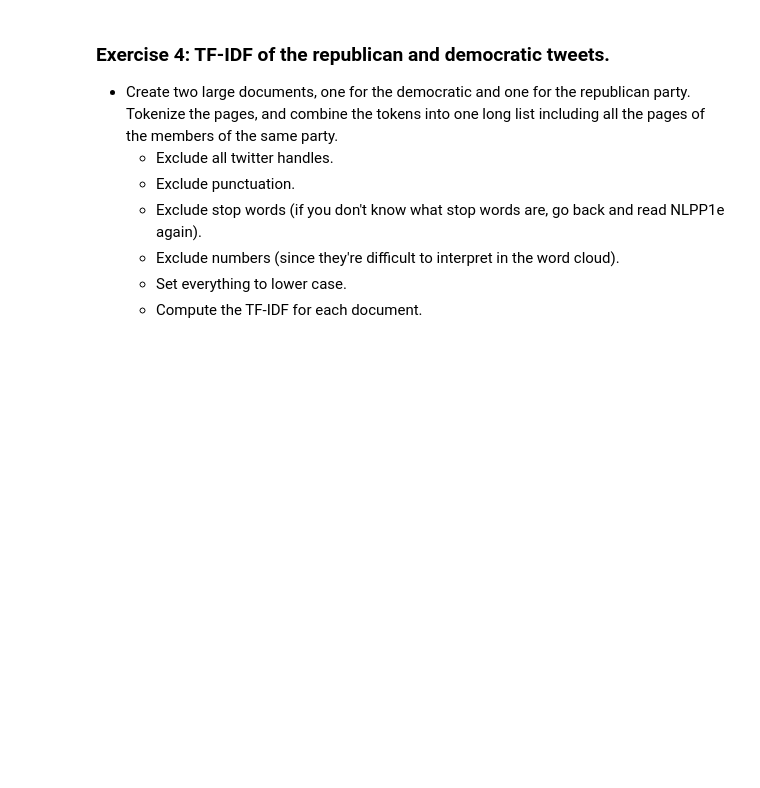
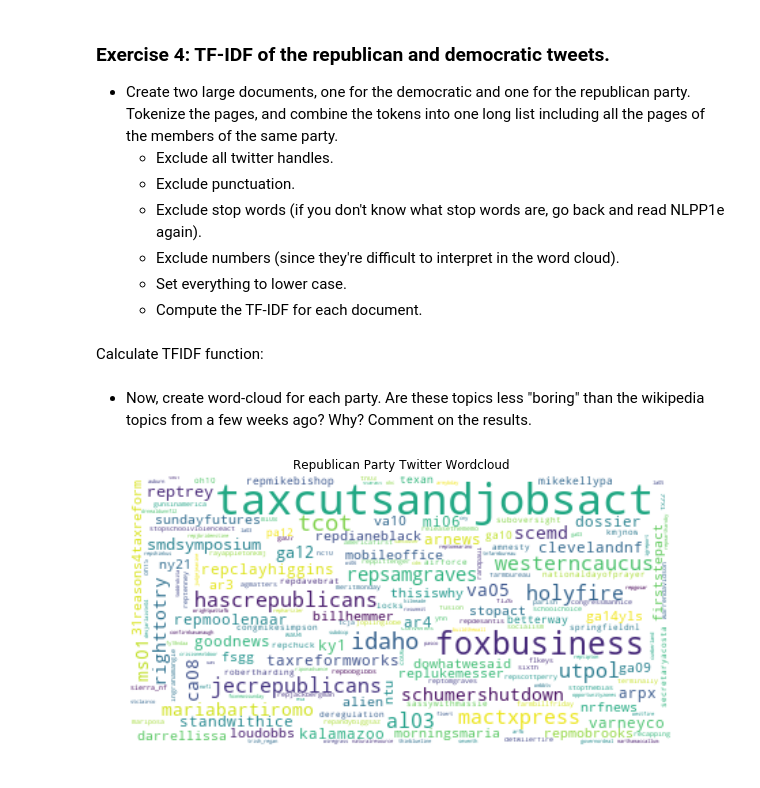
Before and after one commit to thomasnilsson/02805-social-graphs-2018, a Jupyter notebook: week8/week8.ipynb, the cells around one changed output. Saved outputs shown, nothing was run; the diff lists cells and outputs as text; code cells hidden in the pictures; blank space fills up the shorter version.

```diff
--- a/week8/week8.ipynb
+++ b/week8/week8.ipynb
@@ -437,4 +438,49 @@ def make_tweets_doc(tweets, bad_tokens):
 # %%
-repub_doc = make_tweets_doc(tweets_repub, name_tokens)
+repub_tokens = tweet_tokens(tweets_repub, name_tokens)
 # %%
-demo_doc = make_tweets_doc(tweets_demo, name_tokens)
+demo_tokens = tweet_tokens(tweets_demo, name_tokens)
+# %% [markdown]
+Calculate TFIDF function:
+# %%
+def tf_idf(doc1, doc2, N=2):
+    # TF
+    fd = nltk.FreqDist(doc1)
+    sorted_tokens = [x[0] for x in fd.most_common()]
+    tf = np.array([x[1] for x in fd.most_common()])
+
+    # IDF
+    set1, set2 = set(doc1), set(doc2)
+    df = np.array([(t in set1) + (t in set2) for t in sorted_tokens])
+    idf = np.log(N / df)
+
+    # TFIDF
+    return tf * idf, sorted_tokens
+
+from wordcloud import WordCloud
+def make_wordcloud(tokens, tfidf, title):
+    # Round scores
+    tfidf_rounded = np.array(tfidf, dtype="int32")
+    document = " ".join([(w + " ") * n for w,n in zip(tokens, tfidf_rounded)])
+
+    # Plot
+    wc = WordCloud(
+        background_color="white",
+        max_words=4000, contour_width=3,
+        contour_color='steelblue',
+        collocations=False
+    ).generate(document)
+
+    plt.figure(figsize=[10,5])
+    plt.imshow(wc, interpolation='bilinear')
+    plt.axis("off")
+    plt.title(title)
+    plt.show()
+# %%
+repub_tfidf, repub_tokens_sort = tf_idf(repub_tokens, demo_tokens, N=2)
+demo_tfidf, demo_tokens_sort = tf_idf(demo_tokens, repub_tokens, N=2)
+# %% [markdown]
+* Now, create word-cloud for each party. Are these topics less "boring" than the wikipedia topics from a few weeks ago? Why? Comment on the results.
+# %%
+make_wordcloud(repub_tokens_sort, repub_tfidf, "Republican Party Twitter Wordcloud")
+# %% [output]
+[figure, added]
```
Also changed, not shown: parts of 25 cells of this notebook, 1 other file.
